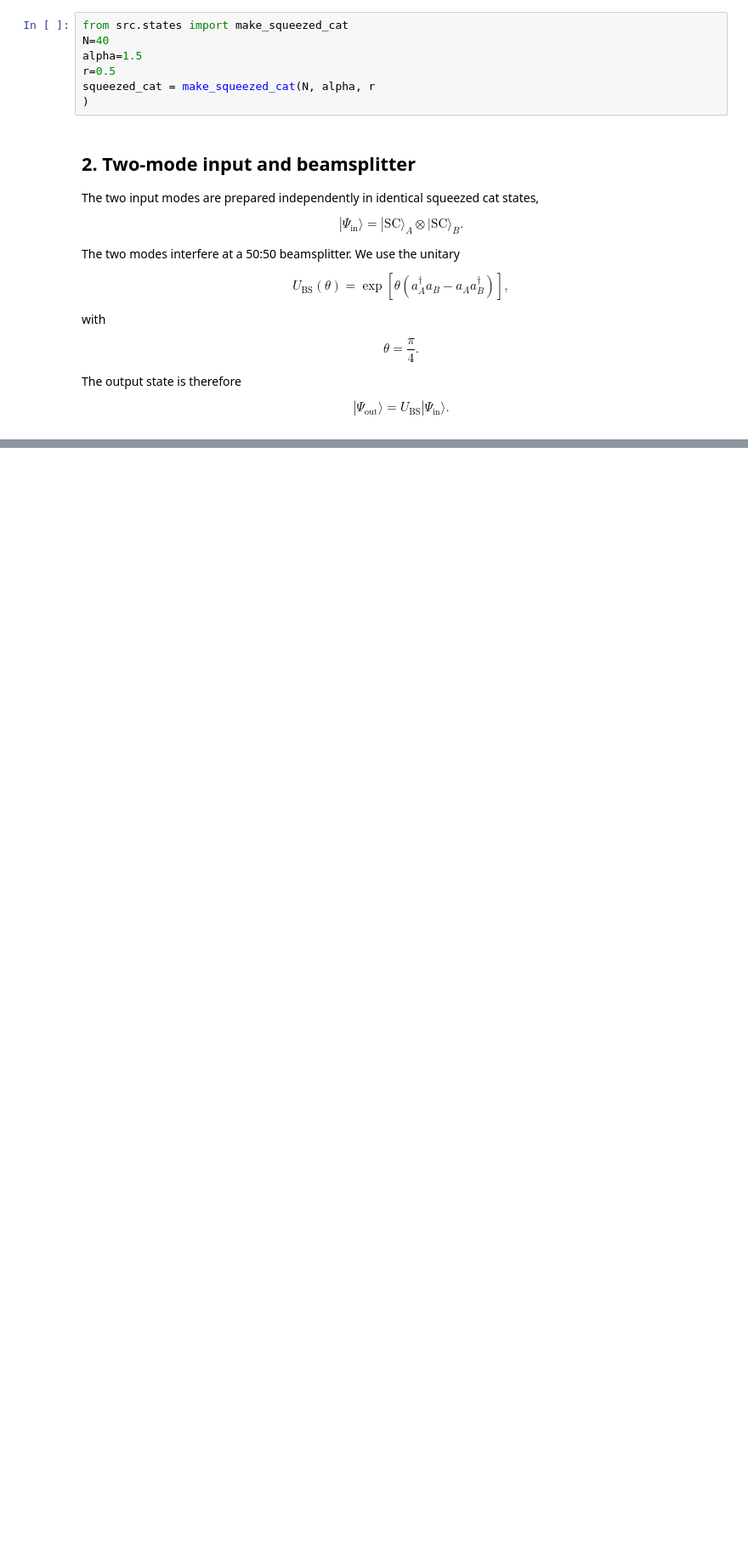
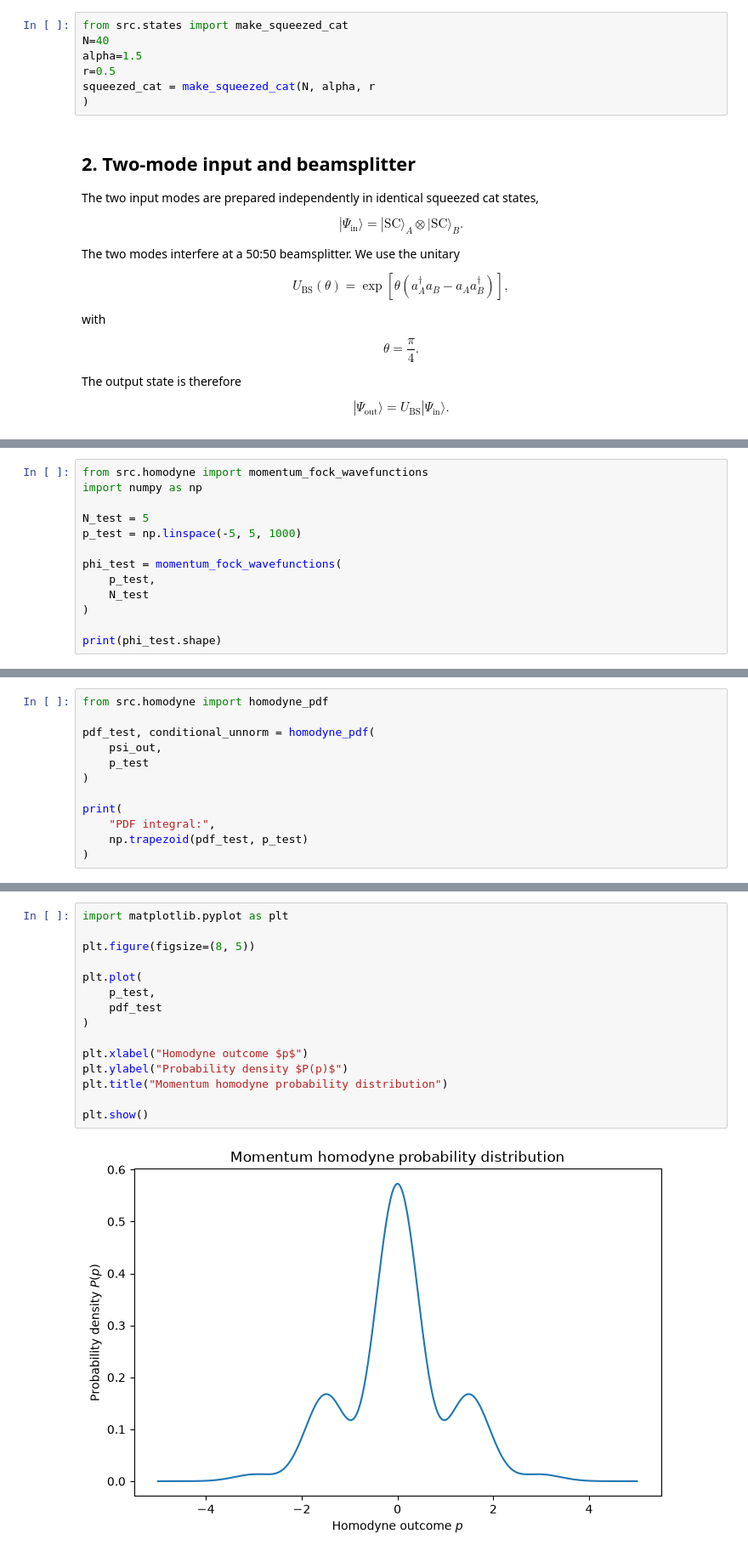
Before and after one commit to ksarguroh/cat-breeding-simulation, a Jupyter notebook: notebooks/cat_breeding.ipynb, the cells around one changed output, grey strips where cells are left out. Shown at 85% size. Saved outputs shown, nothing was run; the diff lists cells and outputs as text; blank space fills up the shorter version.

```diff
--- a/notebooks/cat_breeding.ipynb
+++ b/notebooks/cat_breeding.ipynb
@@ -83,0 +98,13 @@ print("Output norm:", psi_out.norm())
+# %%
+from src.homodyne import momentum_fock_wavefunctions
+import numpy as np
+
+N_test = 5
+p_test = np.linspace(-5, 5, 1000)
+
+phi_test = momentum_fock_wavefunctions(
+    p_test,
+    N_test
+)
+
+print(phi_test.shape)
@@ -83,0 +141,12 @@ print("Output norm:", psi_out.norm())
+# %%
+from src.homodyne import homodyne_pdf
+
+pdf_test, conditional_unnorm = homodyne_pdf(
+    psi_out,
+    p_test
+)
+
+print(
+    "PDF integral:",
+    np.trapezoid(pdf_test, p_test)
+)
@@ -83,0 +183,17 @@ print("Output norm:", psi_out.norm())
+# %%
+import matplotlib.pyplot as plt
+
+plt.figure(figsize=(8, 5))
+
+plt.plot(
+    p_test,
+    pdf_test
+)
+
+plt.xlabel("Homodyne outcome $p$")
+plt.ylabel("Probability density $P(p)$")
+plt.title("Momentum homodyne probability distribution")
+
+plt.show()
+# %% [output]
+[figure, added]
```
Also changed, not shown: parts of 13 cells of this notebook, 1 other file.
